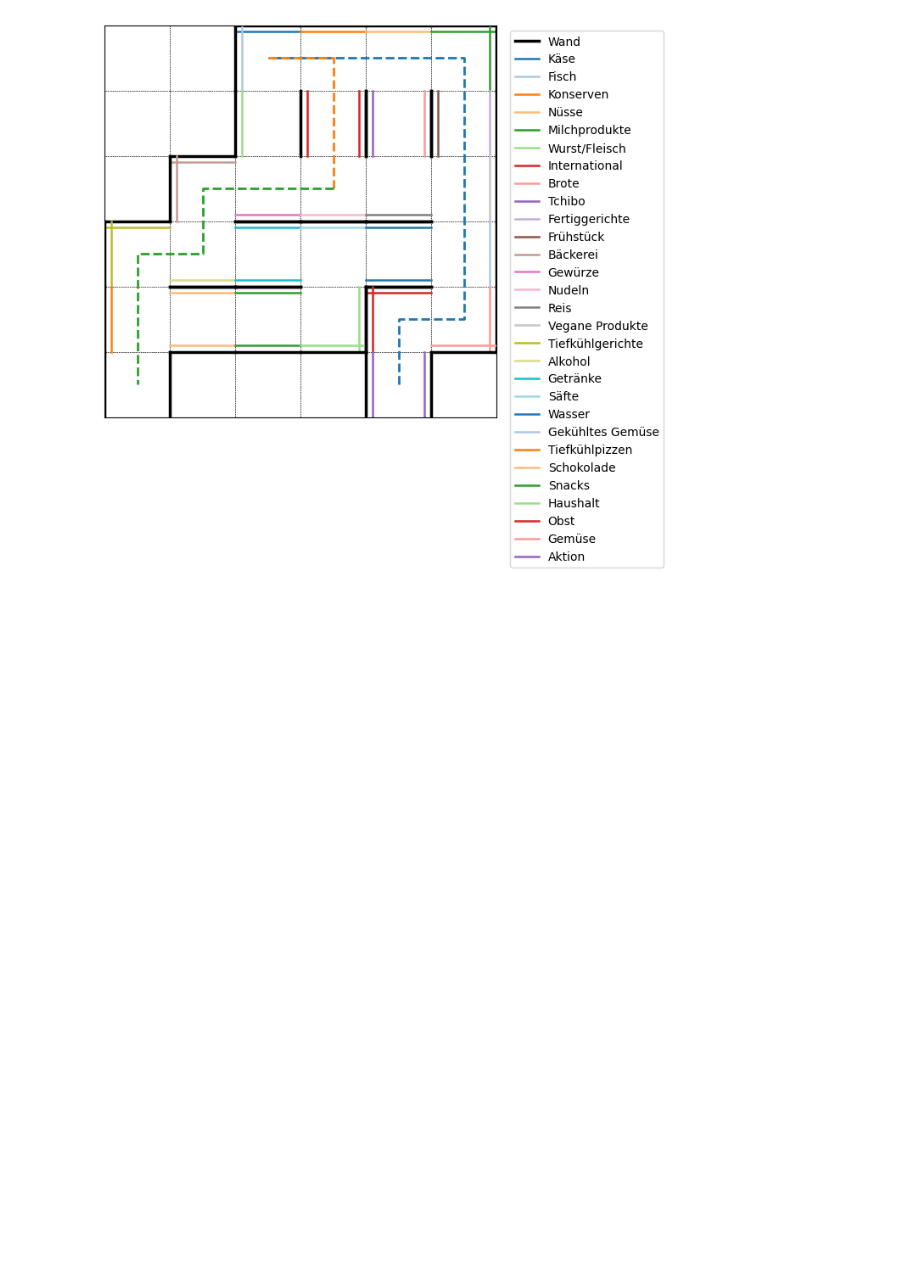
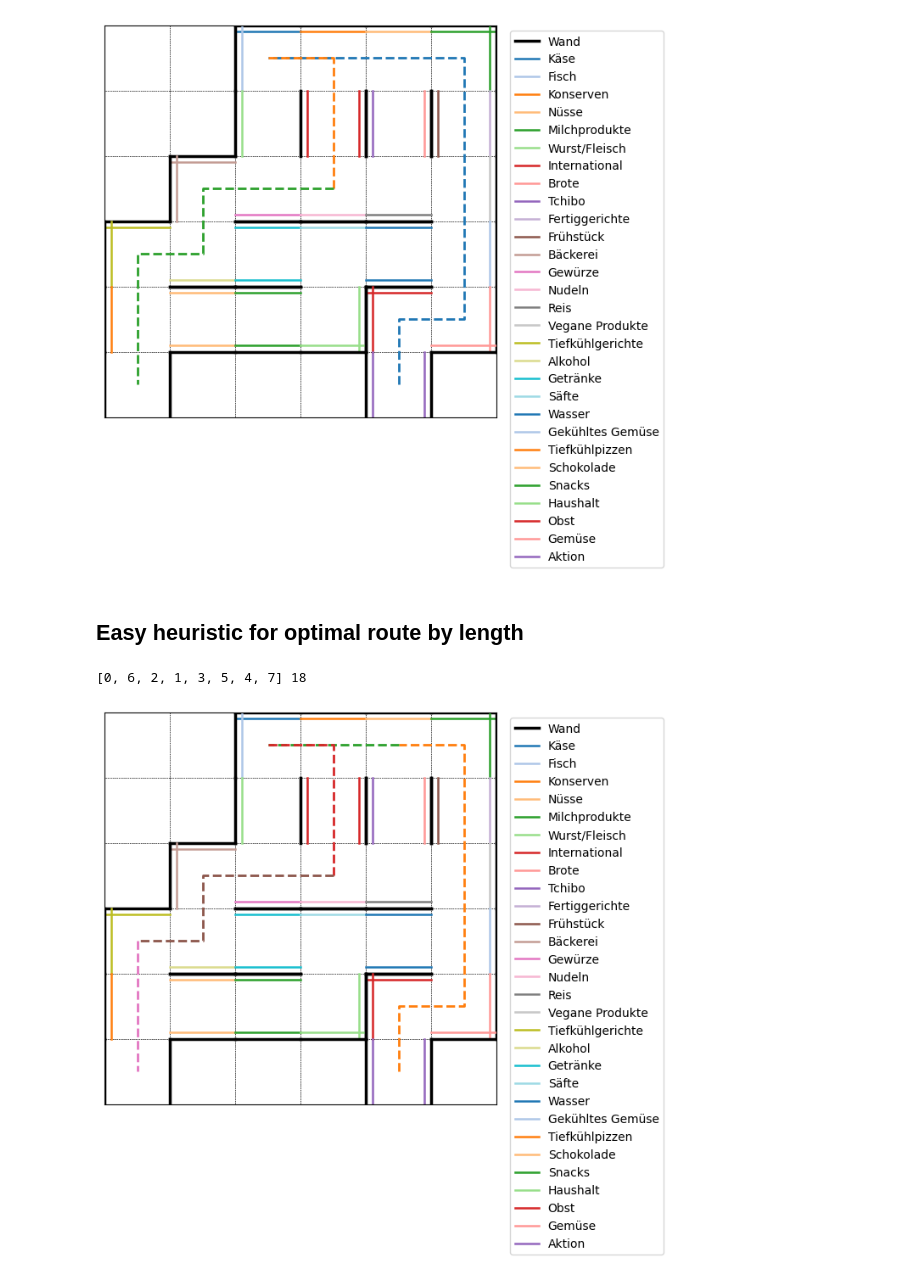
Before and after one commit to mangam-02/supermarket-route-optimizer, a Jupyter notebook: src/main.ipynb, the cells around one changed output. Cells and saved outputs as stored; diff of their text form; code cells hidden in the pictures; blank space fills up the shorter version.

Commit message:
Added easy heuristic to compute the shortest way by time

```diff
--- a/src/main.ipynb
+++ b/src/main.ipynb
@@ -314,9 +314,6 @@ def compute_product_types_dict(grid, start_cell, end_cell):
     dict["end"] = end_cell
     return dict
 
-def compute_time_cost(path):
-    return len(path)-1
-
 def compute_optimal_trajectories(grid, start_cell, end_cell):
     """
     Computes the optimal trajectories and their costs between all product types,
@@ -351,7 +348,7 @@ def compute_optimal_trajectories(grid, start_cell, end_cell):
         for product_end in product_types_dict:
             path = astar(grid, product_types_dict[product_start], product_types_dict[product_end])
             if path is not None:
-                cost = compute_time_cost(path)
+                cost = len(path)-1
                 product_type_cost_matrix[product_type_indizes[product_start], product_type_indizes[product_end]] = cost
                 product_type_path_matrix[product_type_indizes[product_start], product_type_indizes[product_end]] = path
                 #print(product_start, product_end, cost)
@@ -423,10 +420,57 @@ shopping_list = {
 }
 product_cost_matrix, product_path_matrix, product_indizes = create_product_cost_path_matrix(shopping_list, product_type_cost_matrix, product_type_path_matrix, product_type_indizes)
 
-path = ("Penne", "Blumen")
-print(f"Path from {path[0]} to {path[1]}")
+#path = ("Penne", "Blumen")
+#print(f"Path from {path[0]} to {path[1]}")
 #plot_grid(grid, [product_path_matrix[product_indizes[path[0]], product_indizes[path[1]]]])
 plot_grid(grid, [product_path_matrix[0, 1], product_path_matrix[1, 3], product_path_matrix[3, 7]])
 # %% [output]
 Path from Penne to Blumen
 [figure]
+# %% [markdown]
+## Easy heuristic for optimal route by length
+# %%
+from itertools import permutations
+
+def compute_timecost(order, product_cost_matrix):
+    total_cost = 0
+    for i in range(len(order)-1):
+        total_cost += product_cost_matrix[order[i], order[i+1]]
+    return total_cost
+
+def get_path_from_order(order, product_path_matrix):
+    path = []
+    for i in range(len(order)-1):
+        path.append(product_path_matrix[order[i], order[i+1]])
+    return path
+
+def get_complete_order(middle_indices_order, start_index, end_index):
+    return [start_index]+middle_indices_order+[end_index]
+
+def find_shortest_way_easy_heuristic(product_cost_matrix):
+    n = product_cost_matrix.shape[0]
+    start_index = 0
+    end_index = n-1
+
+    middle_indices = list(range(1, n-1))
+    best_cost = np.inf
+    best_order = None
+
+    for order in permutations(middle_indices):
+        full_order = get_complete_order(list(order), start_index, end_index)
+        cost = compute_timecost(full_order, product_cost_matrix)
+        if cost < best_cost:
+            best_cost = cost
+            best_order = full_order
+
+    return best_order, best_cost
+
+
+
+shortest_order, shortest_order_cost = find_shortest_way_easy_heuristic(product_cost_matrix)
+shortest_path = get_path_from_order(shortest_order, product_path_matrix)
+print(shortest_order, shortest_order_cost)
+plot_grid(grid, shortest_path)
+# %% [output]
+[0, 6, 2, 1, 3, 5, 4, 7] 18
+[figure, added]
```
